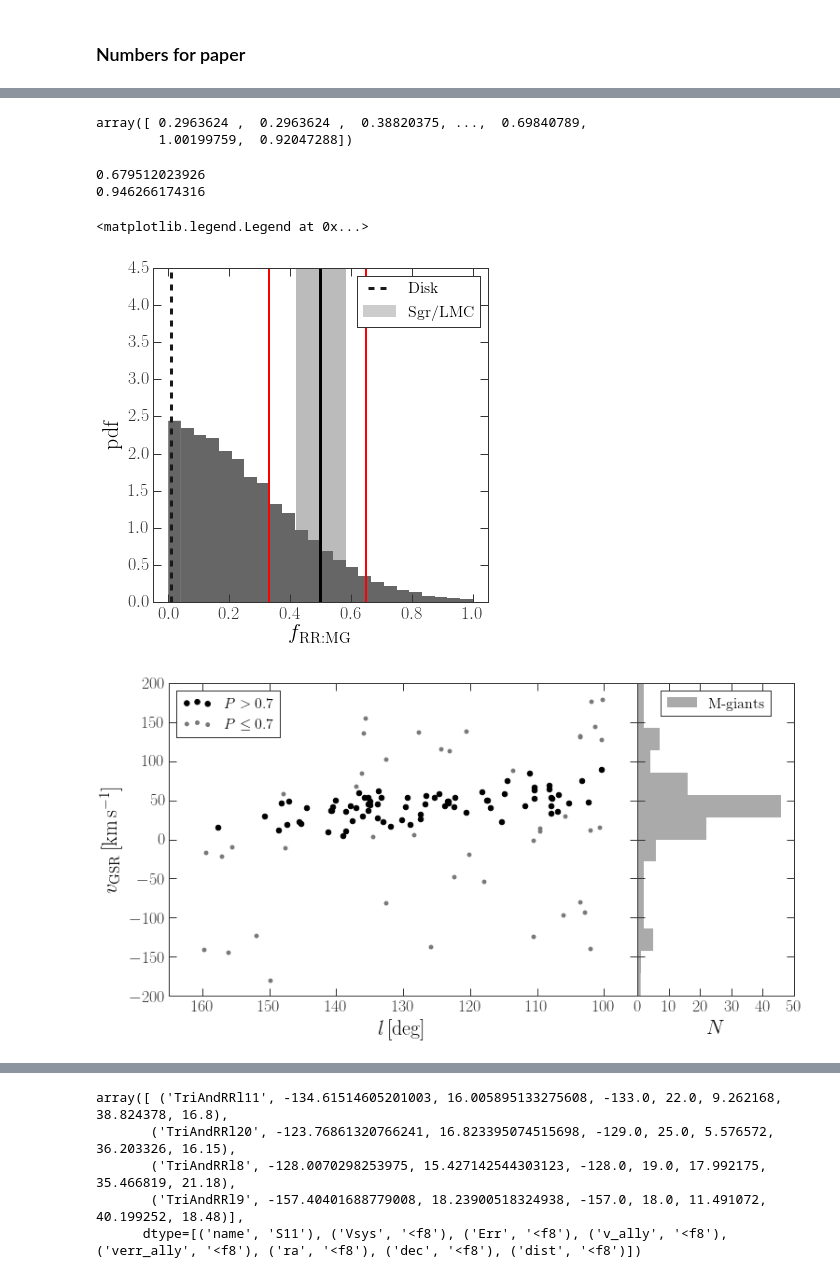
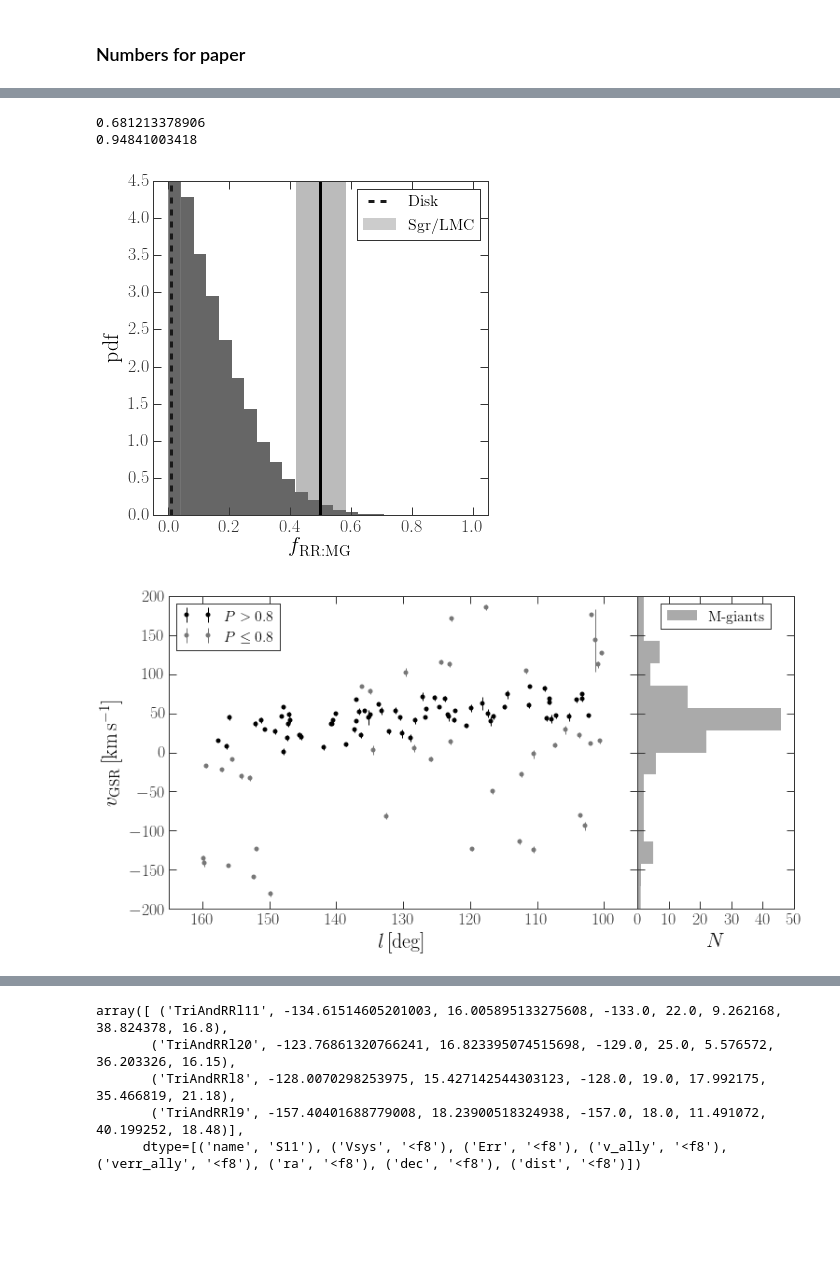
Before and after one commit to adrn/TriandRRLyrae, a Jupyter notebook: notebooks/TriAnd velocity model New.ipynb, the cells around one changed output, grey strips where cells are left out. Cells and saved outputs as stored; diff of their text form; code cells hidden in the pictures; blank space fills up the shorter version.

```diff
--- a/notebooks/TriAnd velocity model New.ipynb
+++ b/notebooks/TriAnd velocity model New.ipynb
@@ -28,0 +44,7 @@ mgiants.dtype.names
+# %%
+c = coord.Galactic(l=mgiants2['l']*u.deg, b=mgiants2['b']*u.deg)
+mgiants2['vgsr'] = gc.vhel_to_vgsr(c, mgiants2['vhel']*u.km/u.s,
+                                   vcirc=236.*u.km/u.s,
+                                   vlsr=[11.1,12.24,7.25]*u.km/u.s).value # same as Sheffield et al. 2014
+mgiants2 = mgiants2[mgiants2['dwarf_giant'] == 'G']
+len(mgiants2)
@@ -41,7 +65,7 @@ rrl_l = c.galactic.l.degree
 rrl_vgsr = gc.vhel_to_vgsr(c, all_rrl['Vsys']*u.km/u.s,
                            vcirc=236.*u.km/u.s,
                            vlsr=[11.1,12.24,7.25]*u.km/u.s).value # same as Sheffield et al. 2014
-rrl_verr = all_rrl['Err'] * 0.6
+rrl_verr = all_rrl['Err']
 
 # ix = np.ones(len(all_rrl)).astype(bool)
 ix = (all_rrl['dist'] > 15) & (all_rrl['dist'] < 21.)
@@ -111,7 +135,8 @@ def ln_posterior(p, *args):
 
     return lnp + ln_likelihood(p, *args).sum()
 # %%
-args = (mgiants['l'],mgiants['vr'],mgiant_vr_err,
+# args = (mgiants['l'],mgiants['vr'],mgiant_vr_err,
+args = (np.array(mgiants2['l']),np.array(mgiants2['vgsr']),np.array(mgiants2['verr']),
         rrl_l, rrl_vgsr, rrl_verr)
 
 nwalkers = 32
@@ -199,45 +235,40 @@ print(map_frrl, map_frrl * 141.)
 # print((sampler.flatchain[:,4] < 0.15).sum() / float(len(sampler.flatchain)))
 # print((sampler.flatchain[:,4] < 0.29).sum() / float(len(sampler.flatchain)))
 # %%
-f_rrmg = (sampler.flatchain[:,4] * 77.) / 34.
-f_rrmg
+f_rrmg = (sampler.flatchain[:,4] * 96.) / 74
-# %% [output]
-array([ 0.2963624 ,  0.2963624 ,  0.38820375, ...,  0.69840789,
-        1.00199759,  0.92047288])
 # %%
 # f_rrmg = (sampler.flatchain[:,4] * 141.) / (sampler.flatchain[:,3] * len(mgiants))
 # f_rrmg
 # %%
-onesigma = 0.33
-twosigma = 0.65
+onesigma = 0.183
+twosigma = 0.38
 print((f_rrmg < onesigma).sum() / float(len(f_rrmg)))
 print((f_rrmg < twosigma).sum() / float(len(f_rrmg)))
 # %% [output]
-0.679512023926
-0.946266174316
+0.681213378906
+0.94841003418
 # %%
 fig,axes = plt.subplots(1,1,figsize=(6,6))
 
 # frrl = sampler.flatchain[:,5]
 axes.hist(f_rrmg, bins=np.linspace(0,1.,25), color='#666666', normed=True);
 axes.axvline(0.5, lw=3.)
-axes.axvline(onesigma, lw=2., color='r')
-axes.axvline(twosigma, lw=2., color='r')
+# axes.axvline(onesigma, lw=2., color='r')
+# axes.axvline(twosigma, lw=2., color='r')
 
 axes.plot([0.01,0.01], [0,4.5], lw=3., linestyle='--', marker=None, label='Disk')
 axes.fill_betweenx(y=np.linspace(0,4.5,5), x1=0.42, x2=0.58, color='#bbbbbb')
 # hack
 p2 = mpl.patches.Rectangle((0, 0), 0., 0., color='#cccccc', label='Sgr/LMC')
 axes.add_patch(p2)
 axes.set_xlim(-0.05,1.05)
 axes.set_ylim(0, 4.5)
 axes.set_xlabel(r"$f_{\rm RR:MG}$")
 axes.set_ylabel(r"pdf")
 axes.legend(fontsize=16)
-# fig.savefig("/Users/adrian/projects/triand-rrlyrae/plots/frrmg.pdf")
+fig.savefig("/Users/adrian/projects/triand-rrlyrae/plots/frrmg.pdf")
 # %% [output]
-<matplotlib.legend.Legend at 0x...>
-[figure, old version]
+[figure, new version]
 # %%
 fig = plt.figure(figsize=(12,6))
 
@@ -245,10 +276,14 @@ gs = GridSpec(1, 4)
 ax1 = fig.add_subplot(gs[:3])
 ax2 = fig.add_subplot(gs[3])
 
-ax1.scatter(mgiants['l'][mg_mem_prob > 0.7], mgiants['vr'][mg_mem_prob > 0.7],
-            color='k', marker='o', s=30, label='$P>0.7$')
-ax1.scatter(mgiants['l'][mg_mem_prob <= 0.7], mgiants['vr'][mg_mem_prob <= 0.7],
-            color='#777777', marker='o', s=15, label='$P \leq 0.7$')
+# ax1.scatter(mgiants['l'][mg_mem_prob > 0.7], mgiants['vr'][mg_mem_prob > 0.7],
+#             color='k', marker='o', s=30, label='$P>0.7$')
+# ax1.scatter(mgiants['l'][mg_mem_prob <= 0.7], mgiants['vr'][mg_mem_prob <= 0.7],
+#             color='#777777', marker='o', s=15, label='$P \leq 0.7$')
+ax1.errorbar(mgiants2['l'][mg_mem_prob > 0.8], mgiants2['vgsr'][mg_mem_prob > 0.8], mgiants2['verr'][mg_mem_prob > 0.8],
+             color='k', marker='o', ms=5, label='$P>0.8$', linestyle='none')
+ax1.errorbar(mgiants2['l'][mg_mem_prob <= 0.8], mgiants2['vgsr'][mg_mem_prob <= 0.8], mgiants2['verr'][mg_mem_prob <= 0.8],
+             color='#777777', marker='o', ms=5, label='$P\leq 0.8$', linestyle='none')
 
 ax1.set_xlim(165, 95)
 ax1.set_xlabel(r"$l\,{\rm [deg]}$")
@@ -268,7 +303,7 @@ ax1.legend(loc='upper left', fontsize=16)
 
 fig.subplots_adjust(wspace=0)
 # %% [output]
-[figure, old version]
+[figure, new version]
 # %%
 fig = plt.figure(figsize=(12,6))
 
```
Also changed, not shown: parts of 18 cells of this notebook, 2 other files.
